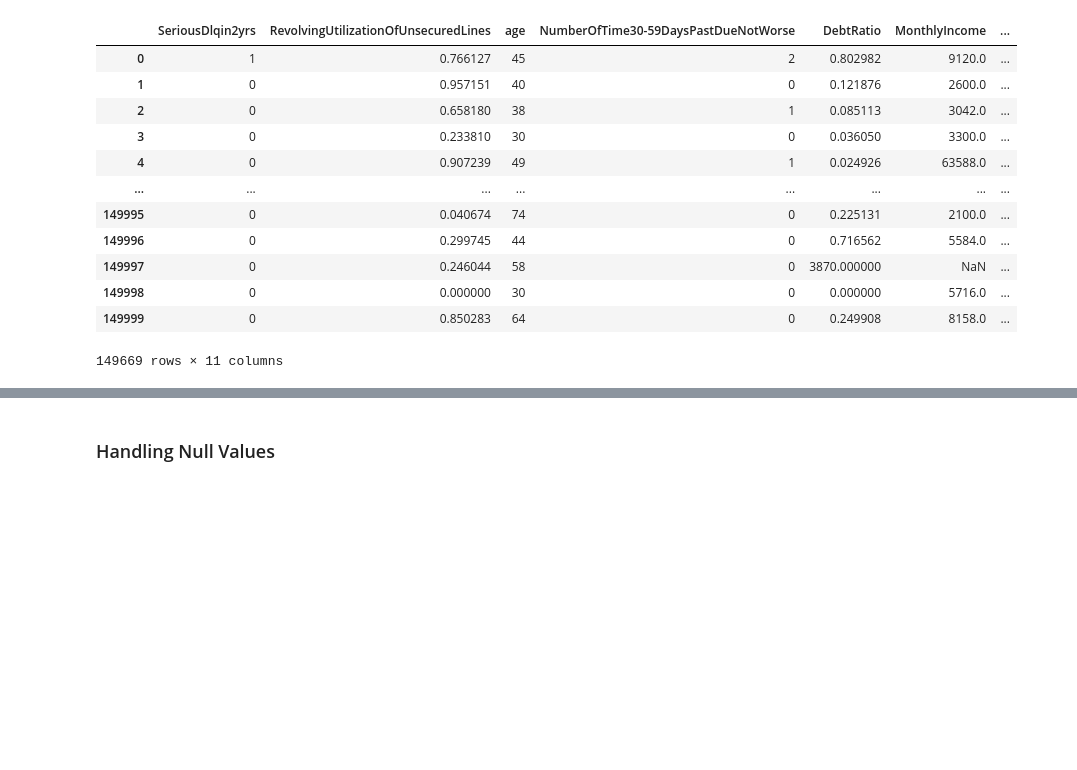
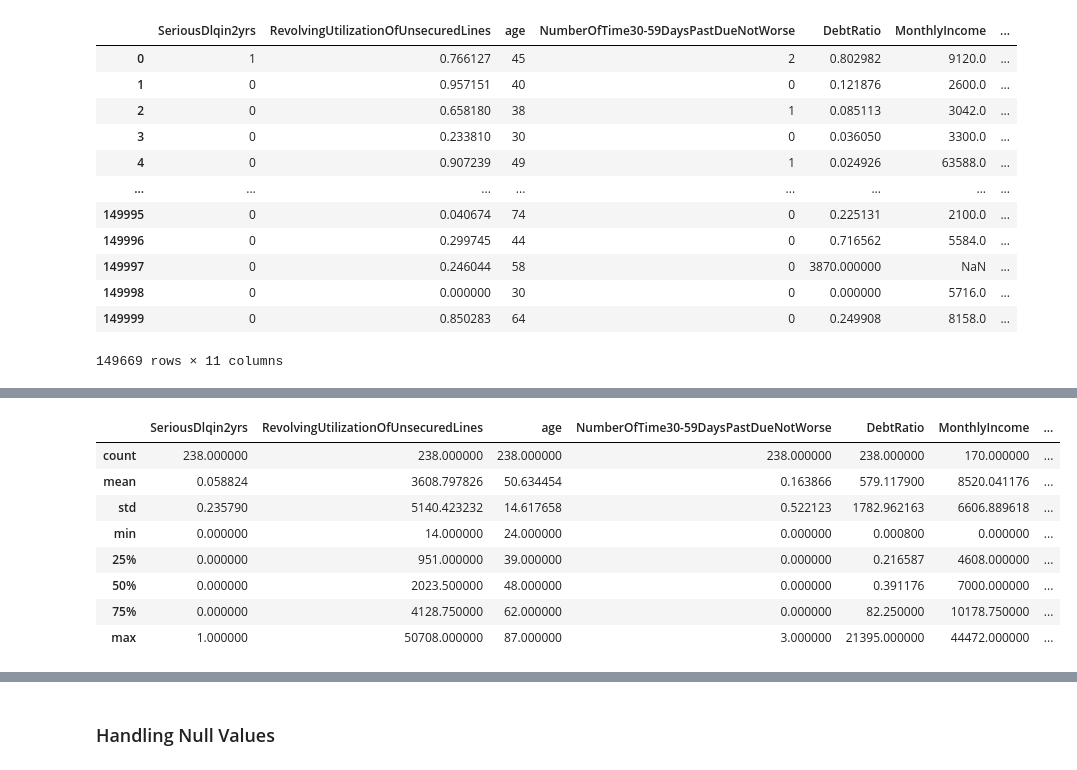
Before and after one commit to Arnold-git/Credit-Risk-Scoring, a Jupyter notebook: Research-and-Development/credit-scoring-EDA-modelling.ipynb, the cells around one changed output, grey strips where cells are left out. Cells and saved outputs as stored; diff of their text form; code cells hidden in the pictures; blank space fills up the shorter version.

```diff
--- a/Research-and-Development/credit-scoring-EDA-modelling.ipynb
+++ b/Research-and-Development/credit-scoring-EDA-modelling.ipynb
@@ -394,0 +413,12 @@ train
+# %%
+train[train['RevolvingUtilizationOfUnsecuredLines']>13].describe()
+# %% [output]
+|  | SeriousDlqin2yrs | RevolvingUtilizationOfUnsecuredLines | age | NumberOfTime30-59DaysPastDueNotWorse | DebtRatio | MonthlyIncome | ... |
+| count | 238.000000 | 238.000000 | 238.000000 | 238.000000 | 238.000000 | 170.000000 | ... |
+| mean | 0.058824 | 3608.797826 | 50.634454 | 0.163866 | 579.117900 | 8520.041176 | ... |
+| std | 0.235790 | 5140.423232 | 14.617658 | 0.522123 | 1782.962163 | 6606.889618 | ... |
+| min | 0.000000 | 14.000000 | 24.000000 | 0.000000 | 0.000800 | 0.000000 | ... |
+| 25% | 0.000000 | 951.000000 | 39.000000 | 0.000000 | 0.216587 | 4608.000000 | ... |
+| 50% | 0.000000 | 2023.500000 | 48.000000 | 0.000000 | 0.391176 | 7000.000000 | ... |
+| 75% | 0.000000 | 4128.750000 | 62.000000 | 0.000000 | 82.250000 | 10178.750000 | ... |
+| max | 1.000000 | 50708.000000 | 87.000000 | 3.000000 | 21395.000000 | 44472.000000 | ... |
```
Also changed, not shown: parts of 10 cells of this notebook.
